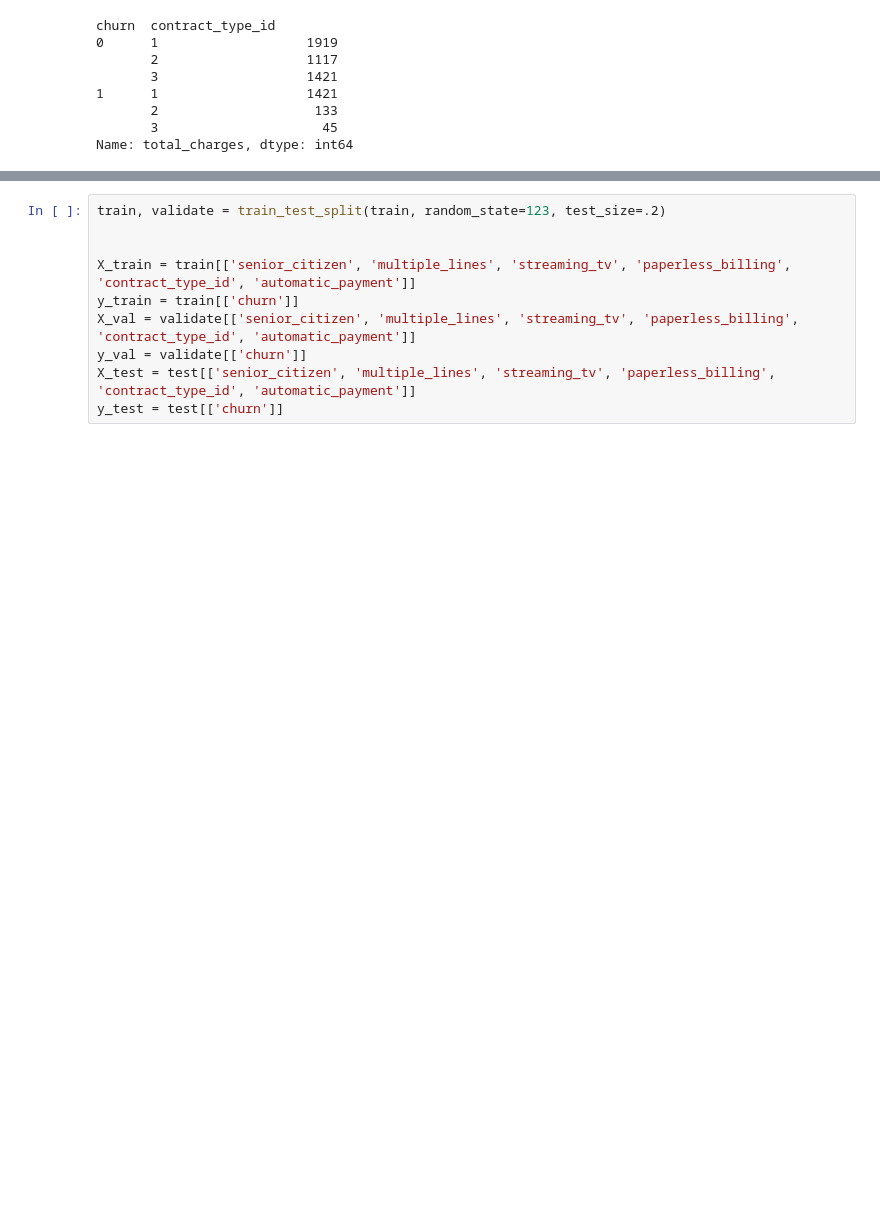
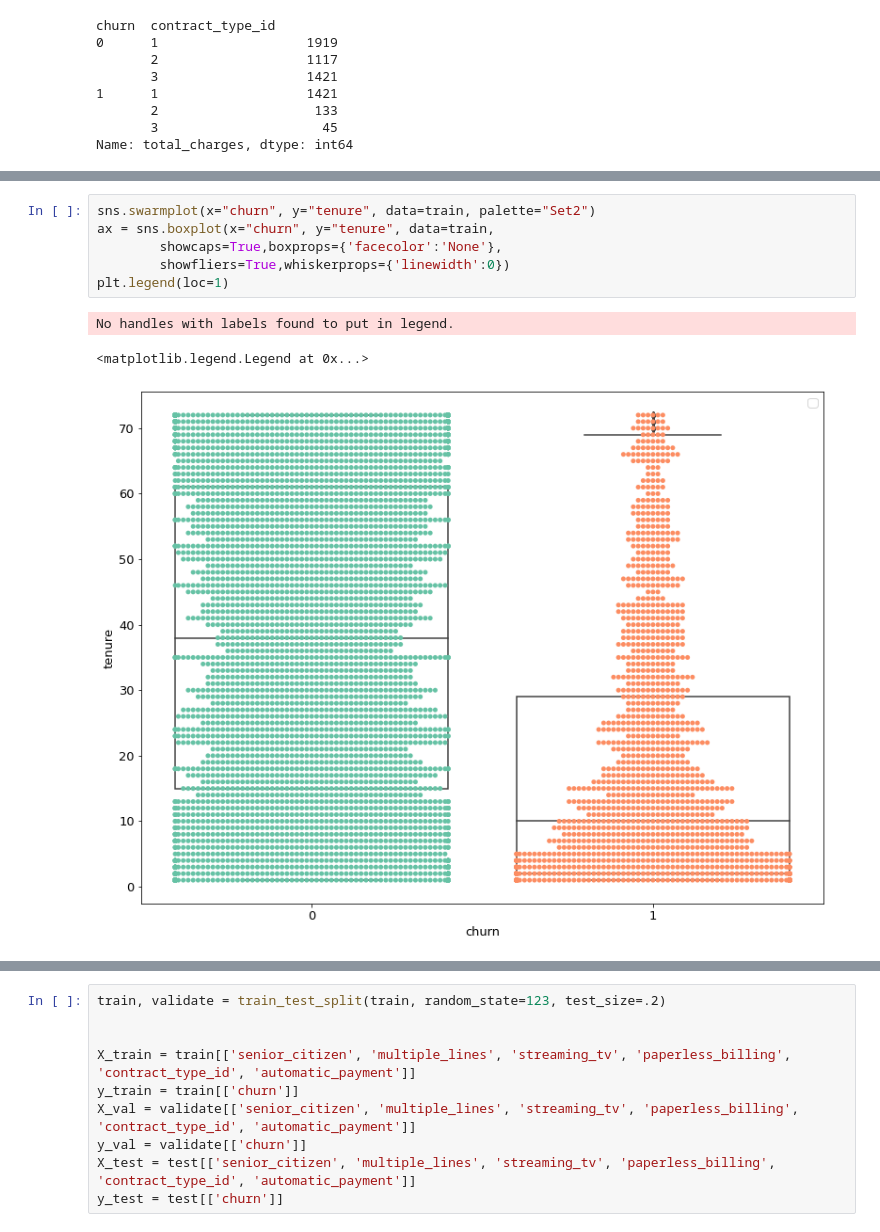
Before and after one commit to Corn-Shipps/predicting_telco_churn, a Jupyter notebook: JadaNotes.ipynb, the cells around one changed output, grey strips where cells are left out. Drawn from its saved outputs; the diff is of its cells as text; blank space fills up the shorter version.

```diff
--- a/JadaNotes.ipynb
+++ b/JadaNotes.ipynb
@@ -445,0 +454,10 @@ ax = sns.scatterplot(x="churn", y="total_charges", data = train)
+# %%
+sns.swarmplot(x="churn", y="tenure", data=train, palette="Set2")
+ax = sns.boxplot(x="churn", y="tenure", data=train,
+        showcaps=True,boxprops={'facecolor':'None'},
+        showfliers=True,whiskerprops={'linewidth':0})
+plt.legend(loc=1)
+# %% [output]
+No handles with labels found to put in legend.
+<matplotlib.legend.Legend at 0x...>
+[figure, added]
```
Also changed, not shown: parts of 22 cells of this notebook.
